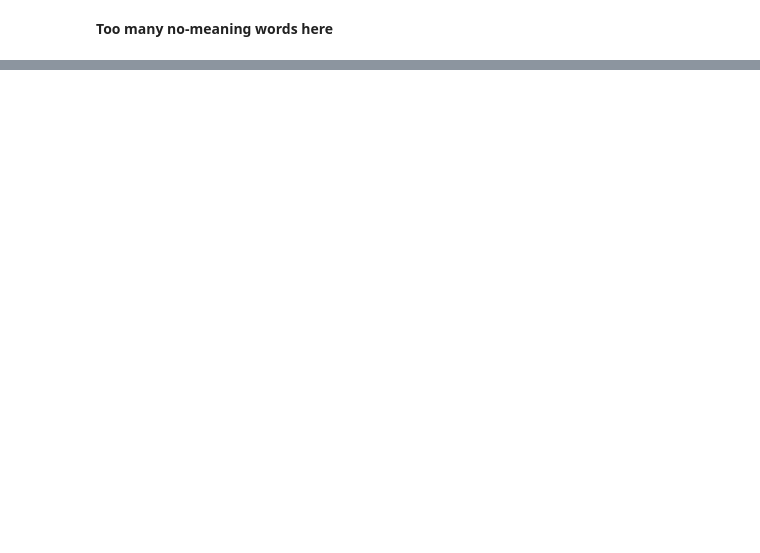
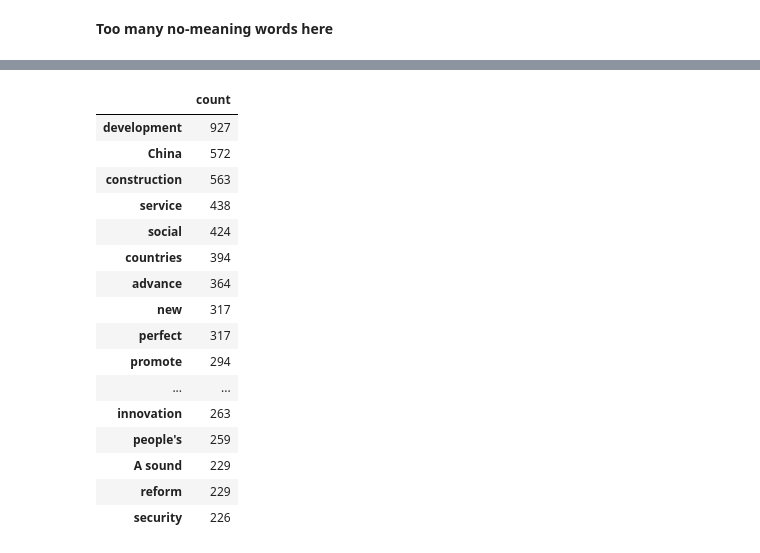
Before and after one commit to Concyclics/NewsPaperSpider, a Jupyter notebook: people-s-daily-keyword-cloud.ipynb, the cells around one changed output, grey strips where cells are left out. Drawn from its saved outputs; the diff is of its cells as text; code cells hidden in the pictures; blank space fills up the shorter version.

```diff
--- a/people-s-daily-keyword-cloud.ipynb
+++ b/people-s-daily-keyword-cloud.ipynb
@@ -335,0 +427,34 @@ plt.show()
+# %%
+import re
+def removeElse(s:str):
+    pattern=r'^The \b|^To \b|\b of$|\b of the$|\b the$|^At the\b|\b are$'
+    return re.sub(pattern,"",s)
+# %%
+En_word_count={}
+for word in word_ds.head(50).index:
+    En_word_count[removeElse(translator(word))]=word_count[word]
+
+En_word_ds=pd.DataFrame(En_word_count,index=[0])
+En_word_ds=En_word_ds.T
+En_word_ds.columns=['count']
+
+En_word_ds.sort_values(by=['count'],ascending=False,inplace=True)
+En_word_ds.head(20)
+# %% [output]
+|  | count |
+| development | 927 |
+| China | 572 |
+| construction | 563 |
+| service | 438 |
+| social | 424 |
+| countries | 394 |
+| advance | 364 |
+| new | 317 |
+| perfect | 317 |
+| promote | 294 |
+| ... | ... |
+| innovation | 263 |
+| people's | 259 |
+| A sound | 229 |
+| reform | 229 |
+| security | 226 |
```
Also changed, not shown: parts of 28 cells of this notebook.
